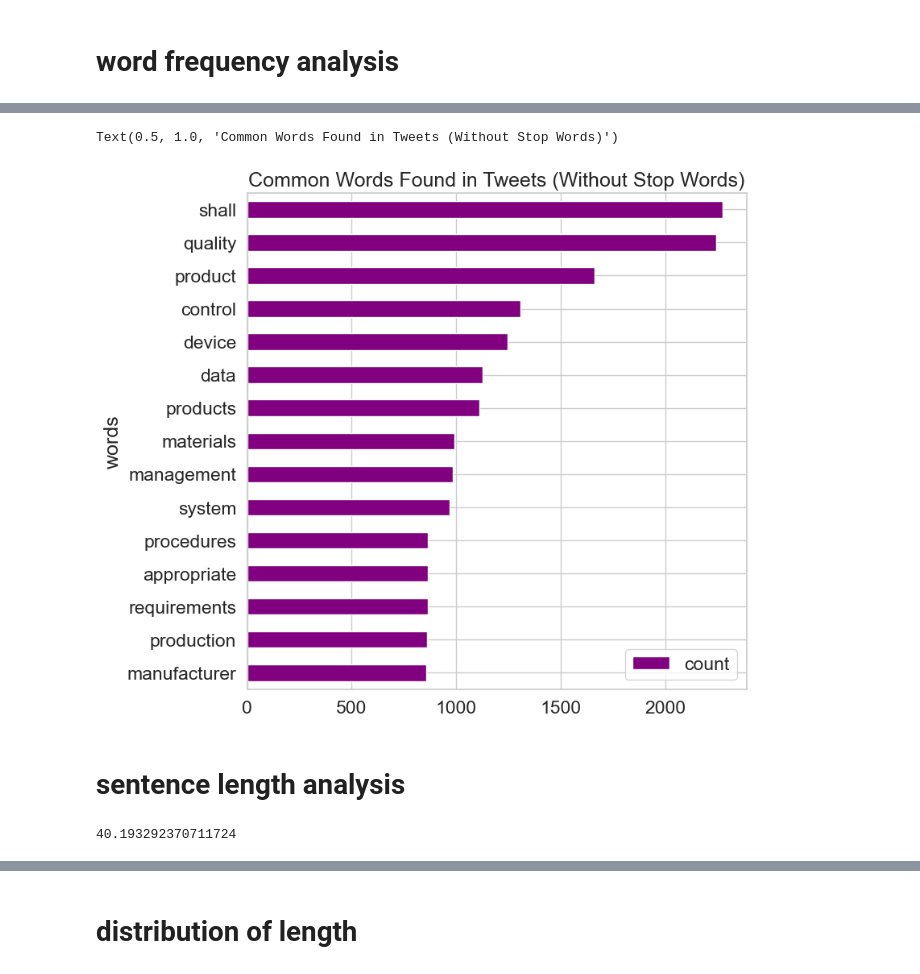
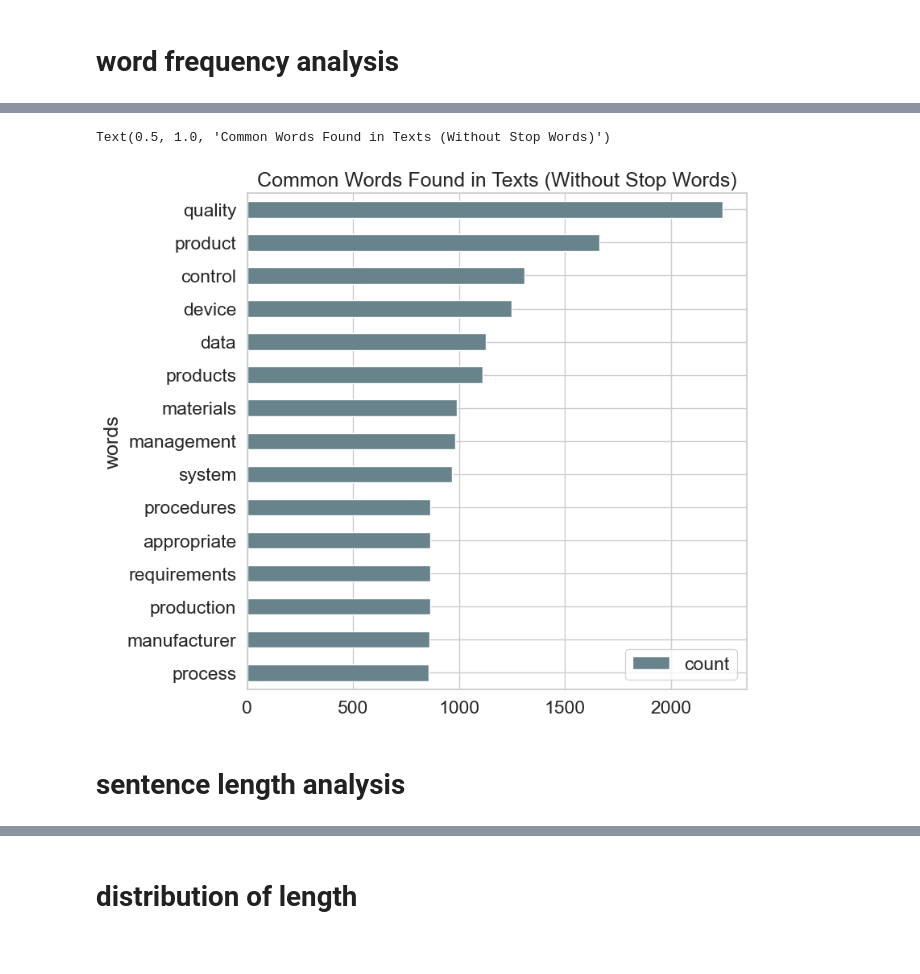
Before and after one commit to vishu-tyagi/JNJ-Capstone-Project, a Jupyter notebook: notebooks/eda.ipynb, the cells around one changed output, grey strips where cells are left out. Drawn from its saved outputs; the diff is of its cells as text; code cells hidden in the pictures.

```diff
--- a/notebooks/eda.ipynb
+++ b/notebooks/eda.ipynb
@@ -44,2 +49,8 @@ df1
+# %%
+n = df1.shape[0]
+for i in range(n):
+    for j in range(len(df1['Standard mapping?'][i])):
+        if df1['Standard mapping?'][i][j].lower() == 'vmp':
+            df1['Standard mapping?'][i][j] = 'VMP'
 # %% [markdown]
 # number of samples by category
@@ -50,2 +57,2 @@ df2.reset_index(drop=True, inplace=True)
 # %%
-df2
+df2 = df1.copy()
@@ -117,12 +92,15 @@ for i in range(df3.shape[0]):
     df3['Text'][i] = df3['Text'][i].lower().split()
     words = df3['Text'][i]
 # %%
+# exclude all the stop_words including 'shall'
 stop_words = set(stopwords.words('english'))
 df3['Text'] = [[word for word in tweet_words if not word in stop_words]
               for tweet_words in df3['Text']]
+df3['Text'] = [[word for word in tweet_words if word != 'shall']
+              for tweet_words in df3['Text']]
 # %%
-tweets_nsw = df3['Text']
-all_words_nsw = list(itertools.chain(*tweets_nsw))
-counts_nsw = collections.Counter(all_words_nsw)
-counts_nsw.most_common(15)
+texts = df3['Text']
+all_words = list(itertools.chain(*texts))
+counts_words = collections.Counter(all_words)
+counts_words.most_common(15)
 # %% [output]
@@ -144,24 +122,18 @@ counts_nsw.most_common(15)
 # %%
-clean_tweets_nsw = pd.DataFrame(counts_nsw.most_common(15),
+clean_texts = pd.DataFrame(counts_words.most_common(15),
                              columns=['words', 'count'])
 fig, ax = plt.subplots(figsize=(8, 8))
 # Plot horizontal bar graph
-clean_tweets_nsw.sort_values(by='count').plot.barh(x='words',
+clean_texts.sort_values(by='count').plot.barh(x='words',
                       y='count',
                       ax=ax,
-                      color="purple")
-ax.set_title("Common Words Found in Tweets (Without Stop Words)")
+                      color="#68838B")
+ax.set_title("Common Words Found in Texts (Without Stop Words)")
 # %% [output]
-Text(0.5, 1.0, 'Common Words Found in Tweets (Without Stop Words)')
+Text(0.5, 1.0, 'Common Words Found in Texts (Without Stop Words)')
-[figure, old version]
+[figure, new version]
 # %% [markdown]
 # sentence length analysis
-# %%
-length = 0
-for i in range(len(df3['Text'])):
-    length += len(df3['Text'][i])
-# %% [output]
-40.193292370711724
 # %%
 names = list(sorted_dict.keys())
 values = list(sorted_dict.values())
```
Also changed, not shown: parts of 14 cells of this notebook.
